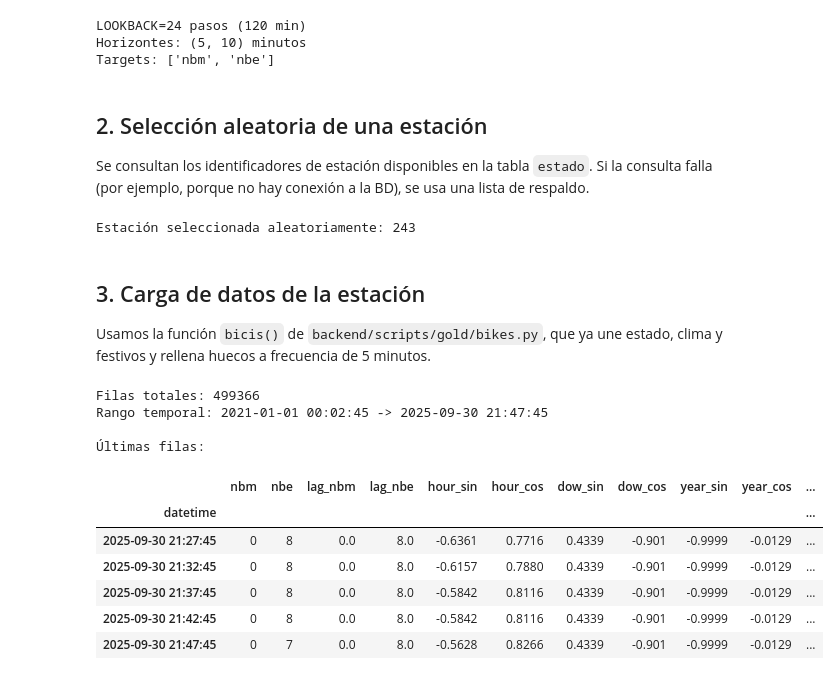
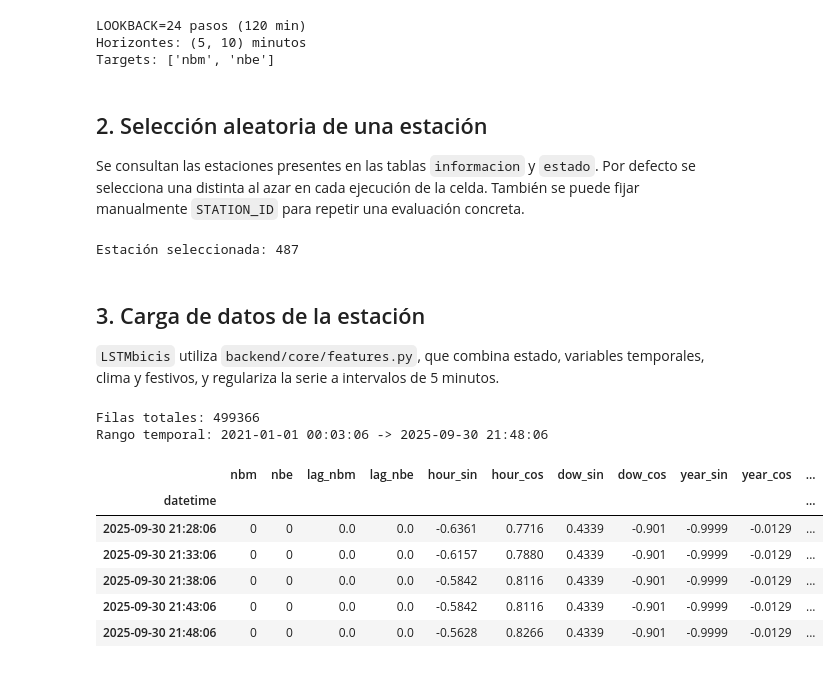
Before and after one commit to evolve-space/Proyecto-Master-IA-Evolve-JuanPabloDelzo, a Jupyter notebook: backend/back_testing/evaluacion_modelo_bicing.ipynb, the cells around one changed output. Saved outputs shown, nothing was run; the diff lists cells and outputs as text; code cells hidden in the pictures.

```diff
--- a/backend/back_testing/evaluacion_modelo_bicing.ipynb
+++ b/backend/back_testing/evaluacion_modelo_bicing.ipynb
@@ -48,57 +53,55 @@ print(f"Targets: {TARGET_COLS}")
 LOOKBACK=24 pasos (120 min)
 Horizontes: (5, 10) minutos
 Targets: ['nbm', 'nbe']
-# %% [markdown]
-## 2. Selección aleatoria de una estación
-
-Se consultan los identificadores de estación disponibles en la tabla `estado`. Si la consulta falla (por ejemplo, porque no hay conexión a la BD), se usa una lista de respaldo.
+# %% [markdown]
+## 2. Selección aleatoria de una estación
+
+Se consultan las estaciones presentes en las tablas `informacion` y `estado`. Por defecto se selecciona una distinta al azar en cada ejecución de la celda. También se puede fijar manualmente `STATION_ID` para repetir una evaluación concreta.
 # %%
-def elegir_estacion_aleatoria():
-    try:
-        from sqlalchemy import create_engine
-        engine = create_engine(get_sqlalchemy_url())
-        with engine.connect() as conn:
-            df_ids = pd.read_sql('''SELECT station_id
-                                    FROM informacion
-                                    WHERE station_id IN (SELECT DISTINCT station_id  FROM estado )
-                                    AND station_id NOT IN (521,529,545)
-                                    ORDER BY informacion.station_id''', conn)
-        ids = df_ids['station_id'].astype(int).tolist()
-        if not ids:
-            raise ValueError("No hay estaciones en la base de datos")
-    except Exception as exc:
-        print(f"⚠️ No se pudo consultar la BD ({exc}). Usando lista de respaldo.")
-        ids = list(range(1, 521))  # rango típico del Bicing
+from sqlalchemy import create_engine
 
-    rng = np.random.default_rng()
-    return int(rng.choice(ids))
+STATION_ID = None  # Escribe un ID para fijar la estación; deja None para elegir al azar.
 
-station_id = elegir_estacion_aleatoria()
-print(f"Estación seleccionada aleatoriamente: {station_id}")
+engine = create_engine(get_sqlalchemy_url())
+with engine.connect() as connection:
+    station_ids = pd.read_sql(
+        """
+        SELECT station_id
+        FROM informacion
+        WHERE station_id IN (SELECT DISTINCT station_id FROM estado)
+          AND station_id NOT IN (521, 529, 545)
+        ORDER BY station_id
+        """,
+        connection,
+    )["station_id"].astype(int).tolist()
+
+if not station_ids:
+    raise ValueError("No hay estaciones disponibles en la base de datos")
+if STATION_ID is not None and STATION_ID not in station_ids:
+    raise ValueError(f"La estación {STATION_ID} no está disponible")
+
+station_id = STATION_ID if STATION_ID is not None else int(np.random.default_rng().choice(station_ids))
+print(f"Estación seleccionada: {station_id}")
 # %% [output]
-Estación seleccionada aleatoriamente: 243
+Estación seleccionada: 487
 # %% [markdown]
 ## 3. Carga de datos de la estación
 
-Usamos la función `bicis()` de `backend/scripts/gold/bikes.py`, que ya une estado, clima y festivos y rellena huecos a frecuencia de 5 minutos.
+`LSTMbicis` utiliza `backend/core/features.py`, que combina estado, variables temporales, clima y festivos, y regulariza la serie a intervalos de 5 minutos.
 # %%
 bicis = LSTMbicis._import_bicis()
-df = bicis(station_id=station_id)
-df = df.sort_index()
+df = bicis(station_id=station_id).sort_index()
 
 print(f"Filas totales: {len(df)}")
 print(f"Rango temporal: {df.index.min()} -> {df.index.max()}")
-print("\nÚltimas filas:")
-display(df.tail(5))
+display(df.tail())
 # %% [output]
 Filas totales: 499366
-Rango temporal: 2021-01-01 00:02:45 -> 2025-09-30 21:47:45
-
-Últimas filas:
+Rango temporal: 2021-01-01 00:03:06 -> 2025-09-30 21:48:06
 |  | nbm | nbe | lag_nbm | lag_nbe | hour_sin | hour_cos | dow_sin | dow_cos | year_sin | year_cos | ... |
 | datetime |  |  |  |  |  |  |  |  |  |  | ... |
-| 2025-09-30 21:27:45 | 0 | 8 | 0.0 | 8.0 | -0.6361 | 0.7716 | 0.4339 | -0.901 | -0.9999 | -0.0129 | ... |
-| 2025-09-30 21:32:45 | 0 | 8 | 0.0 | 8.0 | -0.6157 | 0.7880 | 0.4339 | -0.901 | -0.9999 | -0.0129 | ... |
-| 2025-09-30 21:37:45 | 0 | 8 | 0.0 | 8.0 | -0.5842 | 0.8116 | 0.4339 | -0.901 | -0.9999 | -0.0129 | ... |
-| 2025-09-30 21:42:45 | 0 | 8 | 0.0 | 8.0 | -0.5842 | 0.8116 | 0.4339 | -0.901 | -0.9999 | -0.0129 | ... |
-| 2025-09-30 21:47:45 | 0 | 7 | 0.0 | 8.0 | -0.5628 | 0.8266 | 0.4339 | -0.901 | -0.9999 | -0.0129 | ... |
+| 2025-09-30 21:28:06 | 0 | 0 | 0.0 | 0.0 | -0.6361 | 0.7716 | 0.4339 | -0.901 | -0.9999 | -0.0129 | ... |
+| 2025-09-30 21:33:06 | 0 | 0 | 0.0 | 0.0 | -0.6157 | 0.7880 | 0.4339 | -0.901 | -0.9999 | -0.0129 | ... |
+| 2025-09-30 21:38:06 | 0 | 0 | 0.0 | 0.0 | -0.5842 | 0.8116 | 0.4339 | -0.901 | -0.9999 | -0.0129 | ... |
+| 2025-09-30 21:43:06 | 0 | 0 | 0.0 | 0.0 | -0.5842 | 0.8116 | 0.4339 | -0.901 | -0.9999 | -0.0129 | ... |
+| 2025-09-30 21:48:06 | 0 | 0 | 0.0 | 0.0 | -0.5628 | 0.8266 | 0.4339 | -0.901 | -0.9999 | -0.0129 | ... |
```
Also changed, not shown: parts of 24 cells of this notebook, 1 other file.
